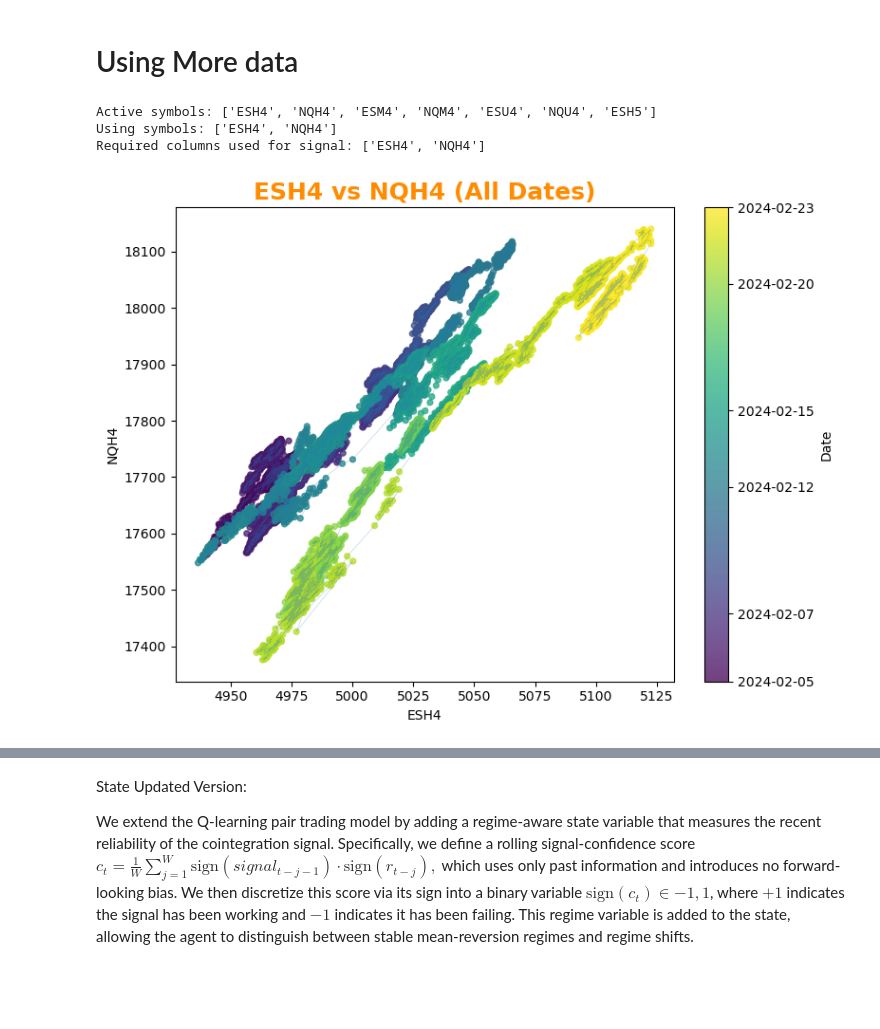
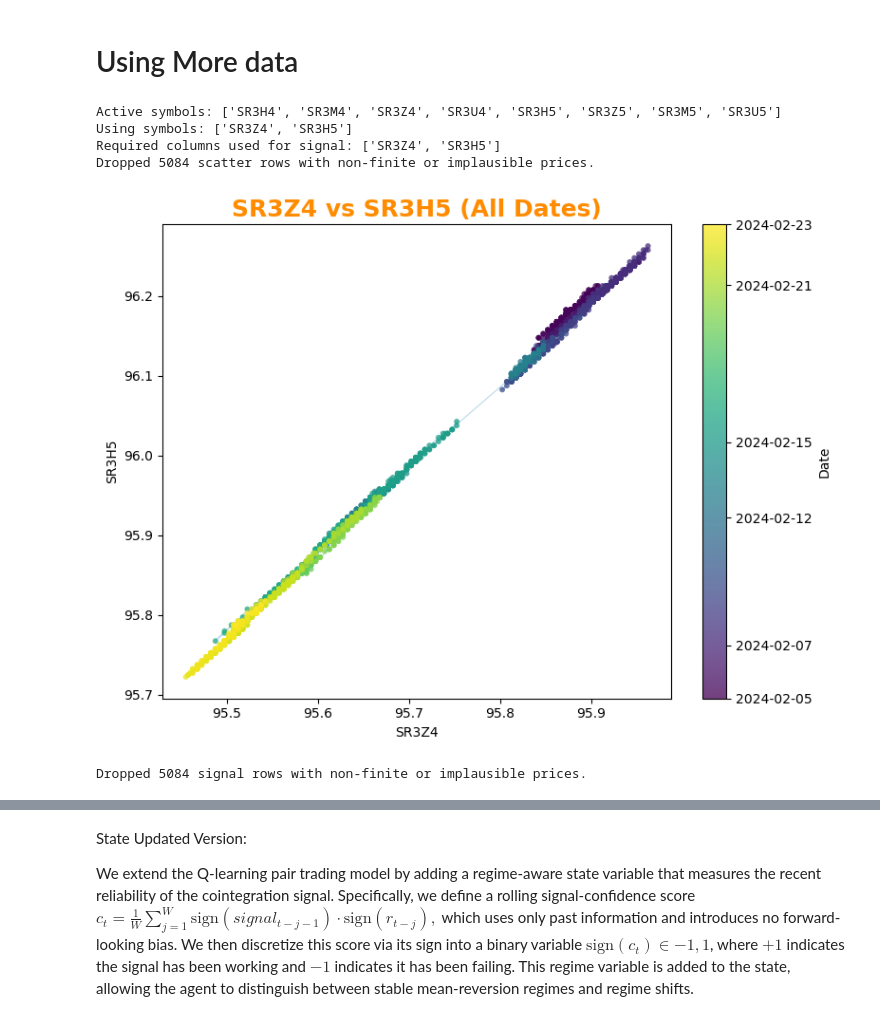
Before and after one commit to Cerinayao/RLHFT, a Jupyter notebook: notebooks/exploration.ipynb, the cells around one changed output, grey strips where cells are left out. Cells and saved outputs as stored; diff of their text form; code cells hidden in the pictures; blank space fills up the shorter version.

```diff
--- a/notebooks/exploration.ipynb
+++ b/notebooks/exploration.ipynb
@@ -476,5 +502,8 @@ def run_oneday_pipeline(
 
     return sym_active, df_midprice_all, df_dt, df_oneday
 # %%
-sym_active, df_midprice_all, df_dt, df_oneday=run_oneday_pipeline(db)
+sym_active, df_midprice_all, df_dt, df_oneday = run_oneday_pipeline(
+    db,
+    insts=("SR3",),
+)
 # %% [output]
@@ -1048,19 +1101,21 @@ def plot_trading_time_cum(cum: pd.Series, title: str):
 # %%
 sym_active, df_mid_all, df_state_all = run_multiday_pipeline_concat(
     db,
     start_date="2024-02-05",
     end_date="2024-02-23",
     date_active="2024.02.05",
-    insts=("ES", "NQ"),
+    insts=("SR3",),
 )
 
 df_2 = build_discrete_2asset_input(
     df_state_all,
-    col_a="ESH4",
-    col_b="NQH4",
+    col_a="SR3Z4",
+    col_b="SR3H5",
 )
 # %% [output]
-Active symbols: ['ESH4', 'NQH4', 'ESM4', 'NQM4', 'ESU4', 'NQU4', 'ESH5']
-Using symbols: ['ESH4', 'NQH4']
-Required columns used for signal: ['ESH4', 'NQH4']
+Active symbols: ['SR3H4', 'SR3M4', 'SR3Z4', 'SR3U4', 'SR3H5', 'SR3Z5', 'SR3M5', 'SR3U5']
+Using symbols: ['SR3Z4', 'SR3H5']
+Required columns used for signal: ['SR3Z4', 'SR3H5']
+Dropped 5084 scatter rows with non-finite or implausible prices.
-[figure, old version]
+[figure, new version]
+Dropped 5084 signal rows with non-finite or implausible prices.
```
Also changed, not shown: parts of 18 cells of this notebook, 18 other files.
